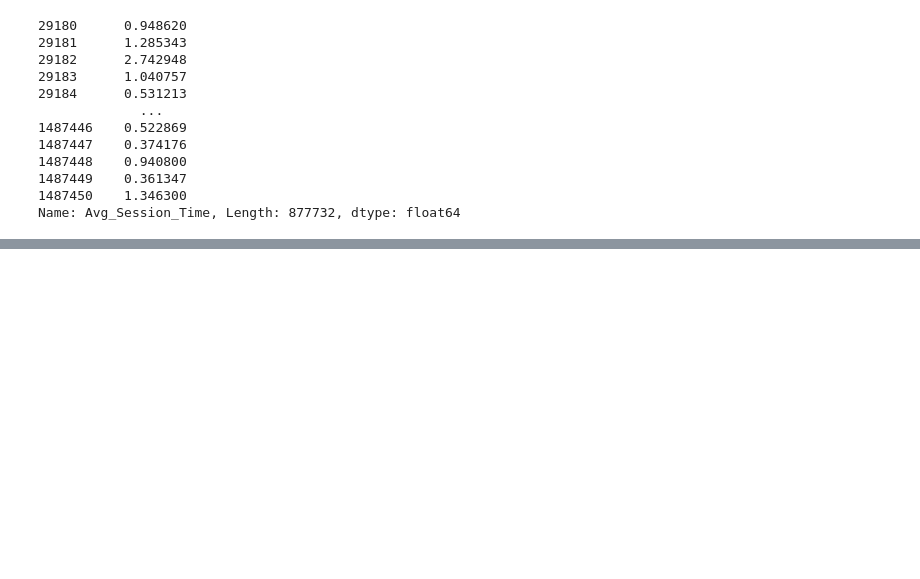
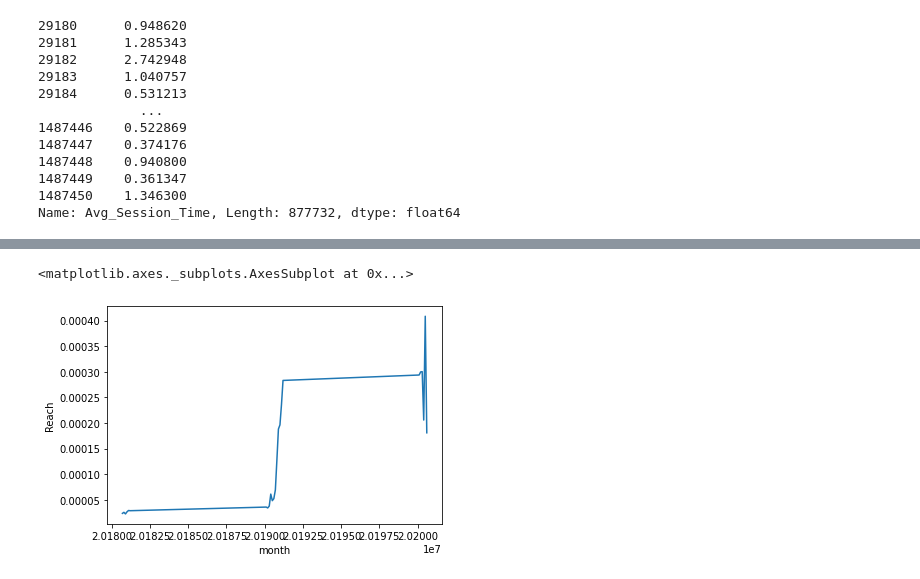
Before and after one commit to rohan-dot/Startups-Funding, a Jupyter notebook: Rohan_Datta_Purkayastha_Team_4_Startup_Funding_Prediction_Capstone_Project.ipynb, the cells around one changed output, grey strips where cells are left out. Saved outputs shown, nothing was run; the diff lists cells and outputs as text; code cells hidden in the pictures; blank space fills up the shorter version.

```diff
--- a/Rohan_Datta_Purkayastha_Team_4_Startup_Funding_Prediction_Capstone_Project.ipynb
+++ b/Rohan_Datta_Purkayastha_Team_4_Startup_Funding_Prediction_Capstone_Project.ipynb
@@ -252,0 +368,5 @@ sns.kdeplot(df['Avg_Session_Time'].dropna())
+# %%
+sns.lineplot(funded_startup_1_df['month'], funded_startup_1_df['Reach'])
+# %% [output]
+<matplotlib.axes._subplots.AxesSubplot at 0x...>
+[figure, added]
```
Also changed, not shown: parts of 35 cells of this notebook.
